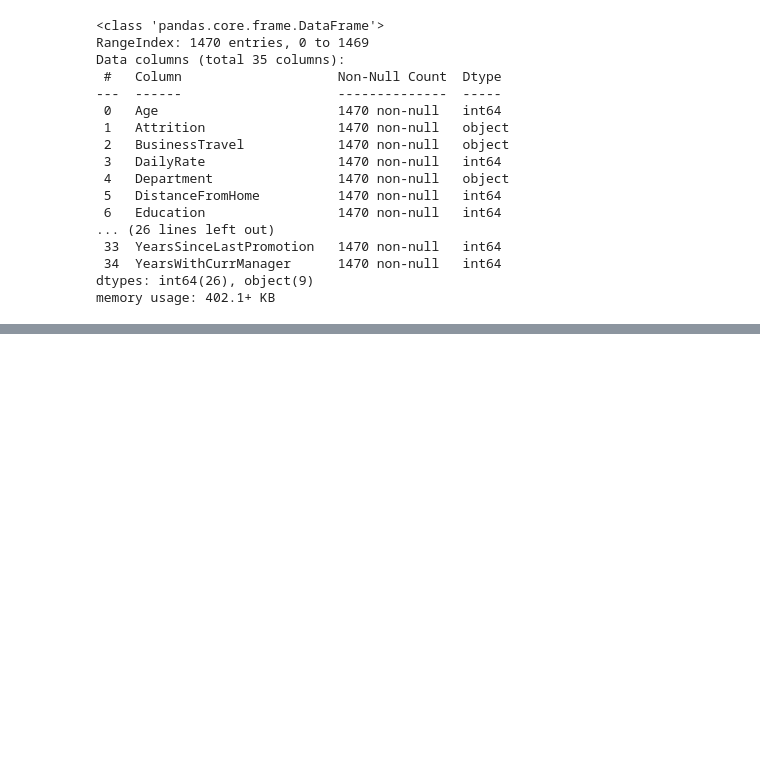
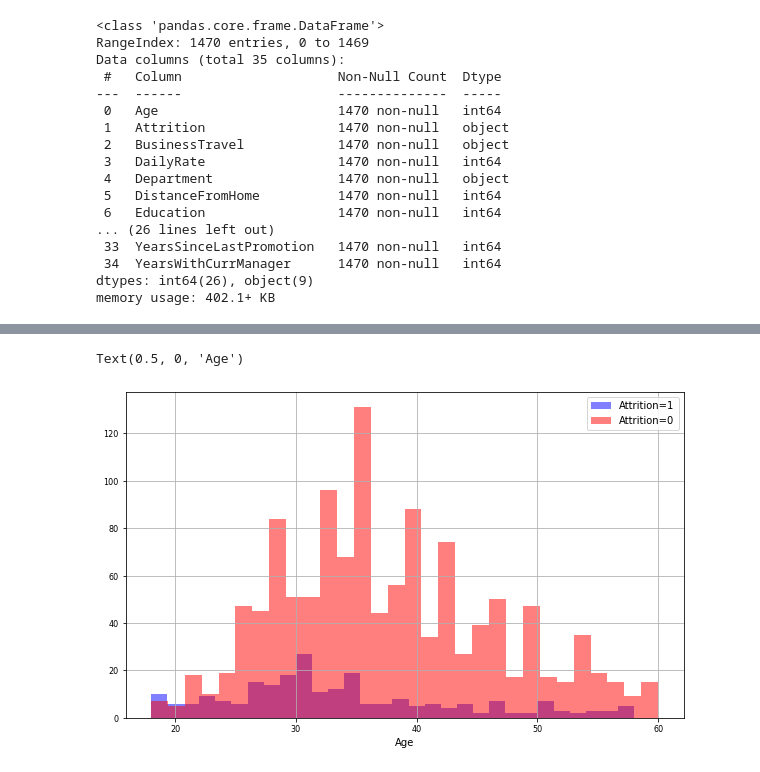
Before and after one commit to tdesai1969/540_group_project, a Jupyter notebook: Tejas/project_eda_td.ipynb, the cells around one changed output, grey strips where cells are left out. Cells and saved outputs as stored; diff of their text form; code cells hidden in the pictures; blank space fills up the shorter version.

```diff
--- a/Tejas/project_eda_td.ipynb
+++ b/Tejas/project_eda_td.ipynb
@@ -58,0 +154,11 @@ df.describe().T
+# %%
+fig = plt.figure(figsize=(10, 6))
+(df[df['Attrition'] == 1]['Age']).hist(bins=30, color='blue', linewidth=1.0,alpha=0.5, label = 'Attrition=1',
+              xlabelsize=8, ylabelsize=8, grid=True)
+(df[df['Attrition'] == 0]['Age']).hist(bins=30, color='red', linewidth=1.0,alpha=0.5,label = 'Attrition=0',
+              xlabelsize=8, ylabelsize=8, grid=True)
+plt.legend()
+plt.xlabel("Age")
+# %% [output]
+Text(0.5, 0, 'Age')
+[figure, added]
```
Also changed, not shown: parts of 33 cells of this notebook.
